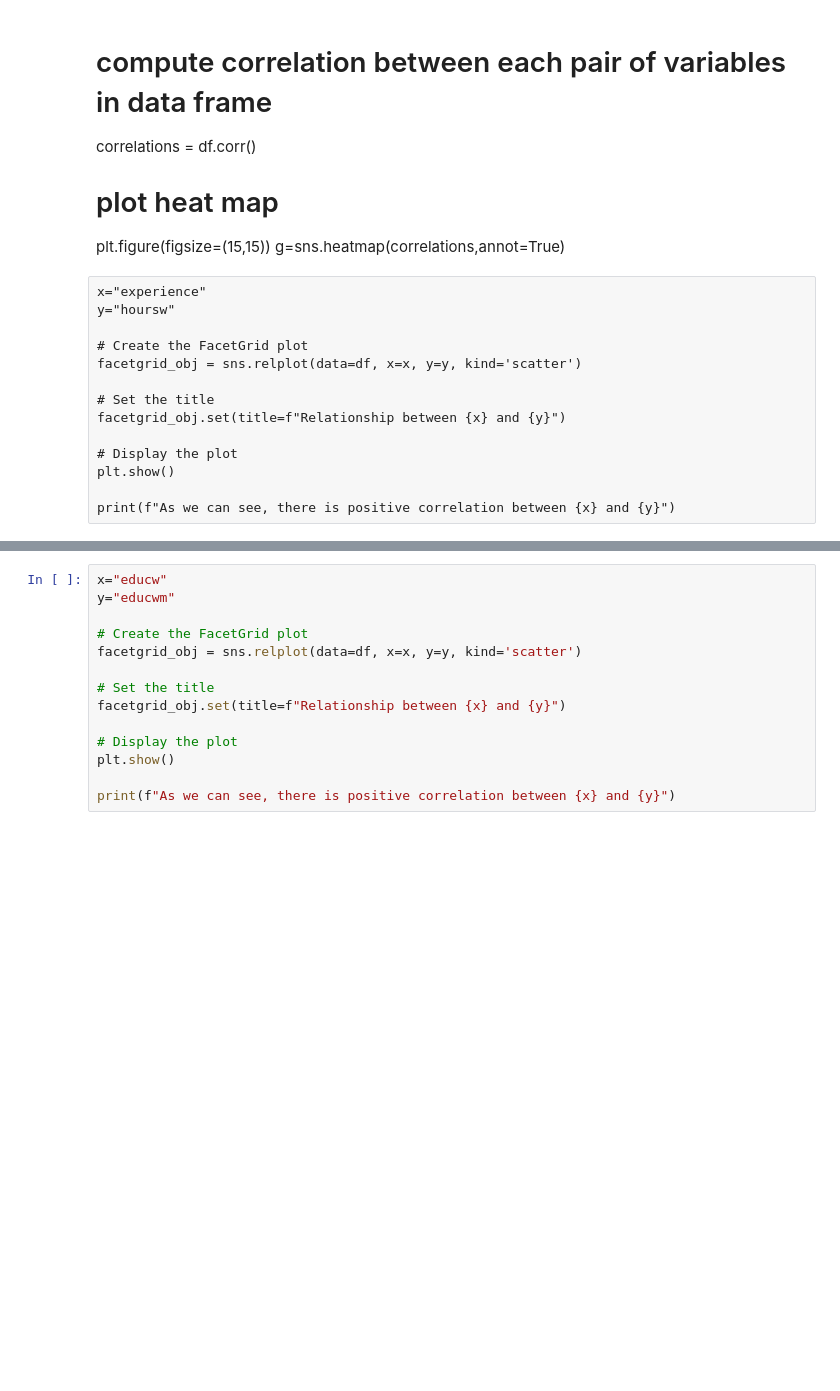
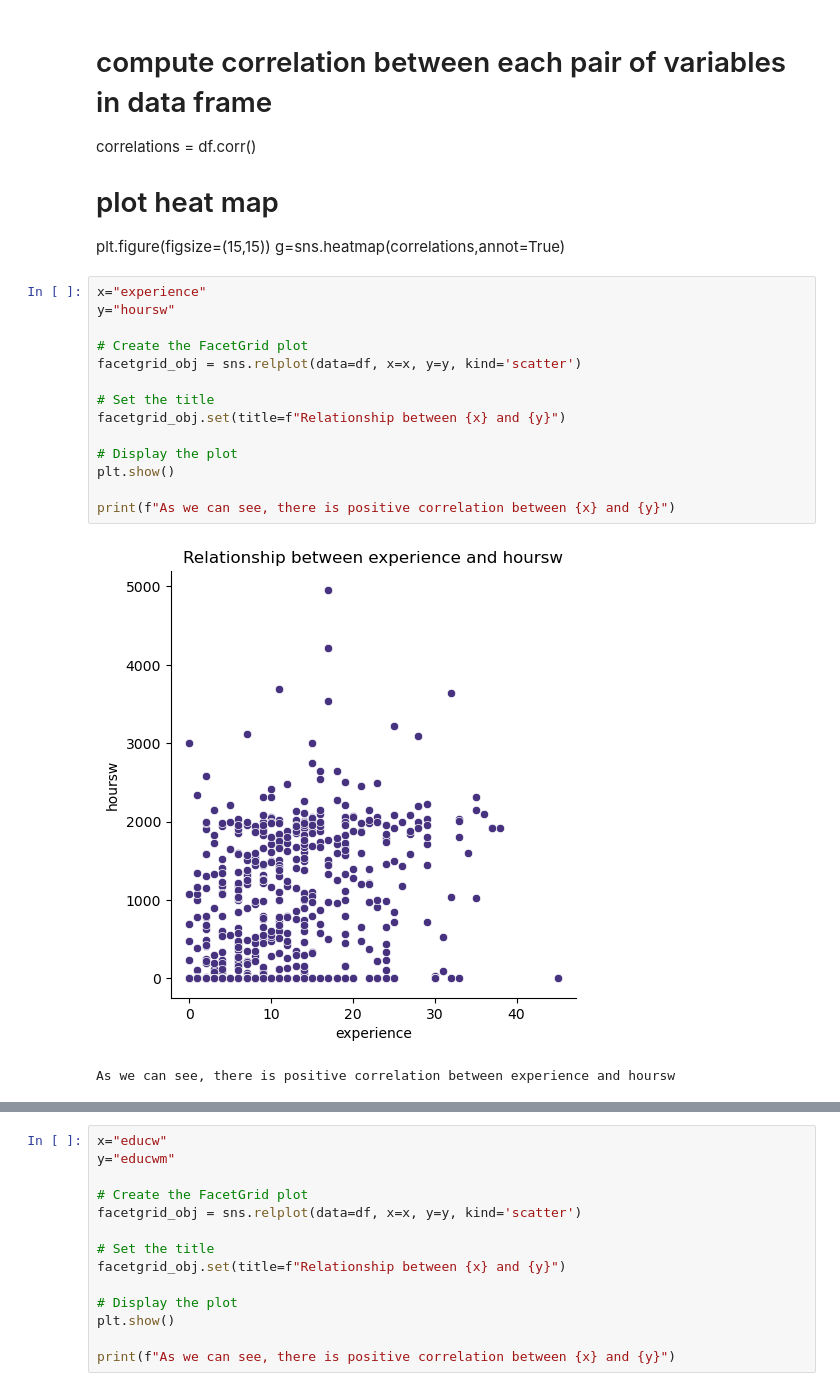
Before and after one commit to LiorBenSidi/Mini-Project, a Jupyter notebook: Mini-Project.ipynb, the cells around one changed output, grey strips where cells are left out. Drawn from its saved outputs; the diff is of its cells as text; blank space fills up the shorter version.

```diff
--- a/Mini-Project.ipynb
+++ b/Mini-Project.ipynb
@@ -196,20 +200,23 @@ correlations = df.corr()
 # plot heat map
 plt.figure(figsize=(15,15))
 g=sns.heatmap(correlations,annot=True)
-# %% [raw]
-x="experience"
-y="hoursw"
-
-# Create the FacetGrid plot
-facetgrid_obj = sns.relplot(data=df, x=x, y=y, kind='scatter')
-
-# Set the title
-facetgrid_obj.set(title=f"Relationship between {x} and {y}")
-
-# Display the plot
-plt.show()
-
-print(f"As we can see, there is positive correlation between {x} and {y}")
+# %%
+x="experience"
+y="hoursw"
+
+# Create the FacetGrid plot
+facetgrid_obj = sns.relplot(data=df, x=x, y=y, kind='scatter')
+
+# Set the title
+facetgrid_obj.set(title=f"Relationship between {x} and {y}")
+
+# Display the plot
+plt.show()
+
+print(f"As we can see, there is positive correlation between {x} and {y}")
+# %% [output]
+[figure, added]
+As we can see, there is positive correlation between experience and hoursw
 # %%
 x="income"
 y="educh"
```
Also changed, not shown: parts of 39 cells of this notebook, 3 other files.
